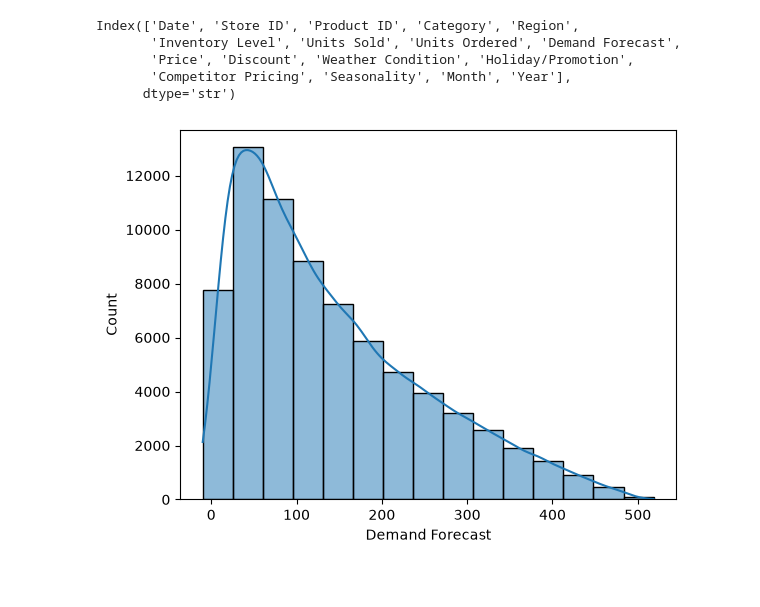
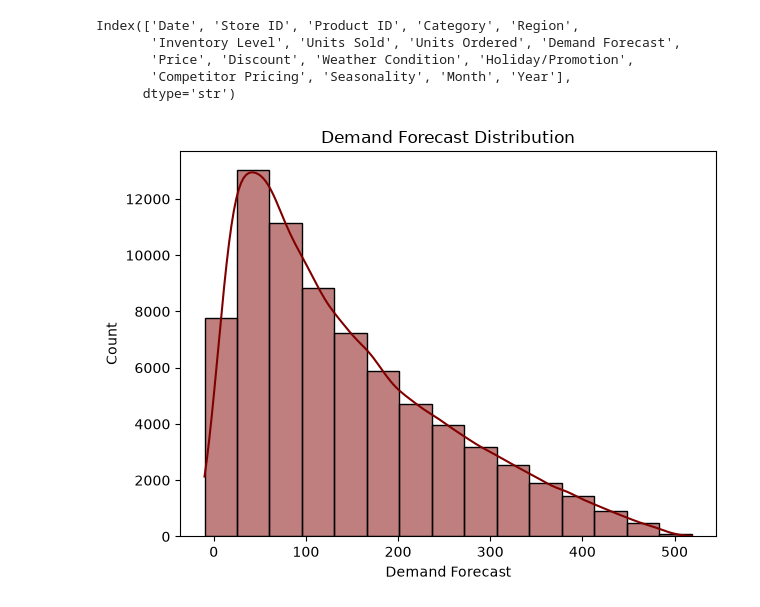
Before and after one commit to sanmesh4090/Data-science-, a Jupyter notebook: Adv.python/seaborn.ipynb, the cells around one changed output. Cells and saved outputs as stored; diff of their text form; code cells hidden in the pictures; blank space fills up the shorter version.

```diff
--- a/Adv.python/seaborn.ipynb
+++ b/Adv.python/seaborn.ipynb
@@ -205,7 +205,9 @@ Index(['Date', 'Store ID', 'Product ID', 'Category', 'Region',
        'Competitor Pricing', 'Seasonality', 'Month', 'Year'],
       dtype='str')
 # %%
-sns.histplot(data=df,x="Demand Forecast",kde=True,bins=15)
+sns.histplot(data=df,x="Demand Forecast",kde=True,bins=15,color="maroon")
+plt.title('Demand Forecast Distribution')
+plt.tight_layout()
 plt.show()
 # %% [output]
-[figure, old version]
+[figure, new version]
```
Also changed, not shown: parts of 4 cells of this notebook.
